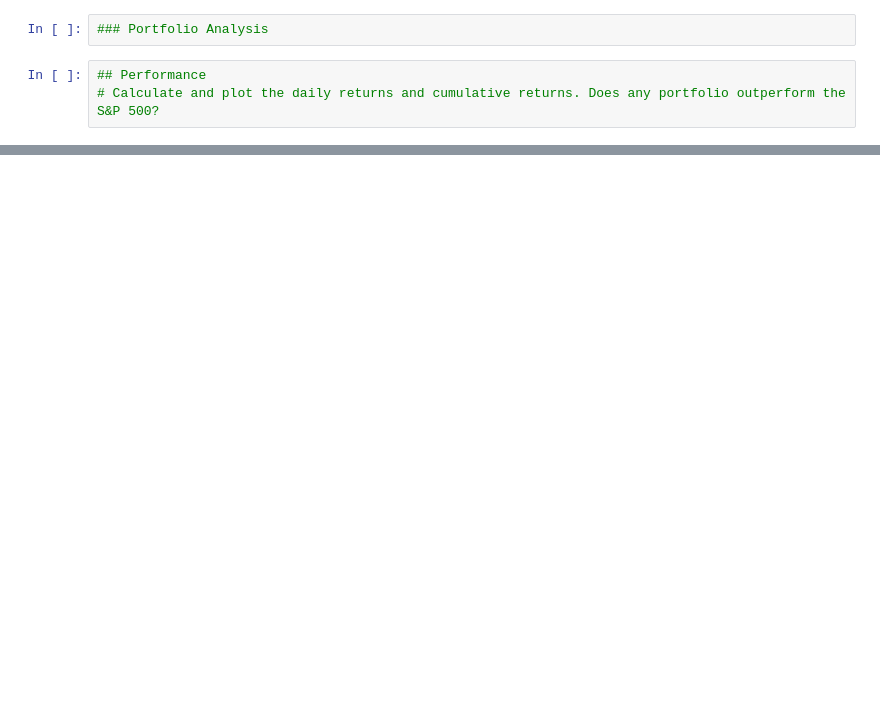
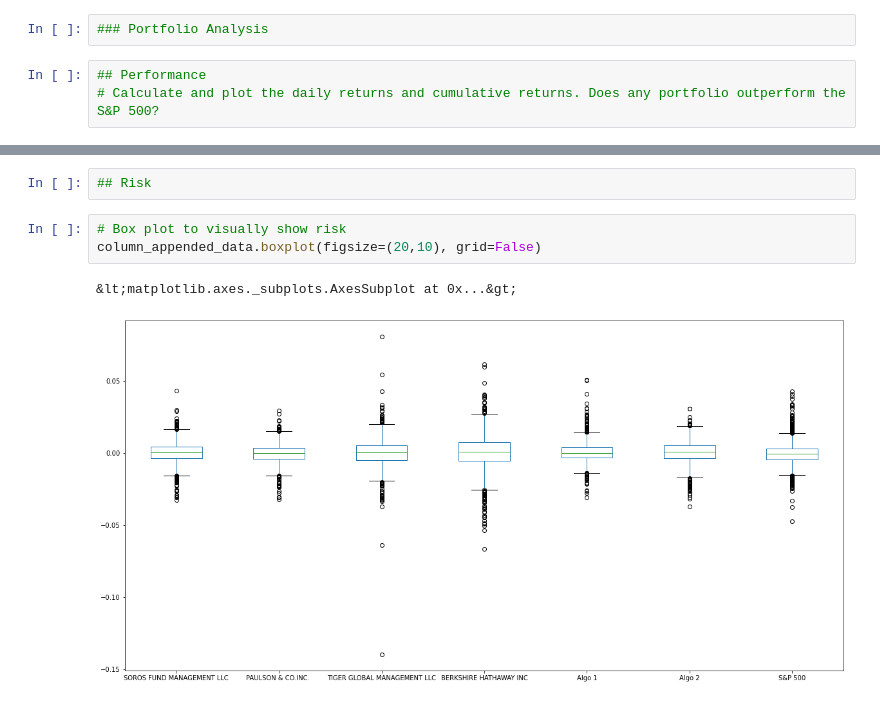
Before and after one commit to campbell8081/Unit04-PandasHW, a Jupyter notebook: whaleportfolio.ipynb, the cells around one changed output, grey strips where cells are left out. Drawn from its saved outputs; the diff is of its cells as text; blank space fills up the shorter version.

```diff
--- a/whaleportfolio.ipynb
+++ b/whaleportfolio.ipynb
@@ -160,0 +199,8 @@ daily_returns.head()
+# %%
+## Risk
+# %%
+# Box plot to visually show risk
+column_appended_data.boxplot(figsize=(20,10), grid=False)
+# %% [output]
+&lt;matplotlib.axes._subplots.AxesSubplot at 0x...&gt;
+[figure, added]
```
Also changed, not shown: parts of 8 cells of this notebook.
